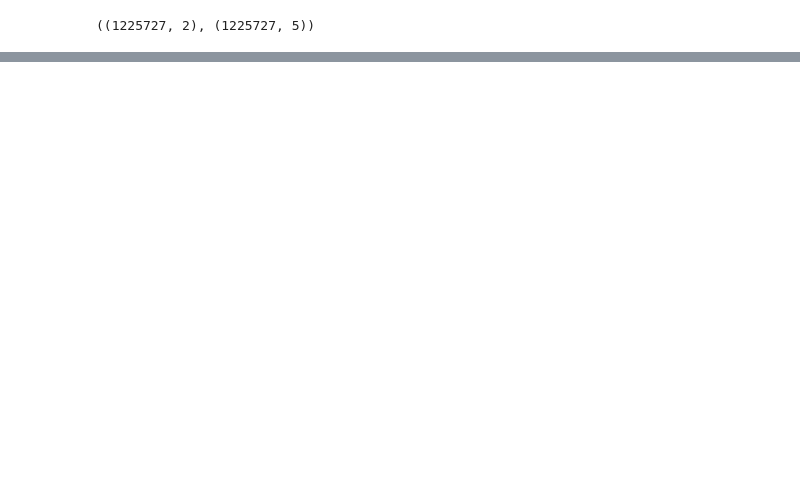
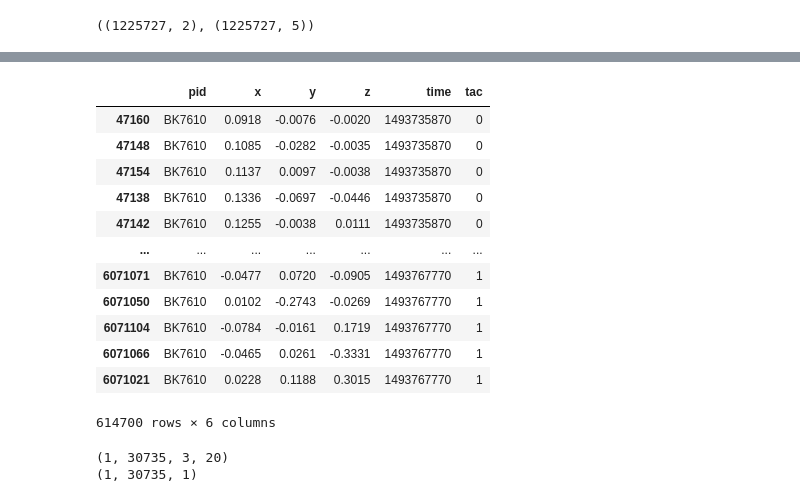
Before and after one commit to amrit10/detecting-drinking-episodes, a Jupyter notebook: code/cleaning_dl_n.ipynb, the cells around one changed output, grey strips where cells are left out. Saved outputs shown, nothing was run; the diff lists cells and outputs as text; code cells hidden in the pictures; blank space fills up the shorter version.

```diff
--- a/code/cleaning_dl_n.ipynb
+++ b/code/cleaning_dl_n.ipynb
@@ -161,4 +158,4 @@ KeyboardInterrupt:
 # TODO: Make n = 10 after either removing one record which has 7 records for a second or by adding 3 dummy values to it (latter is better)
 # frame_temp.groupby([ "pid", "window10"]).count().describe()
 # We are sampling with replacement, which should be okay since it is within a second
-# frame_temp2 = frame_temp.groupby([ "pid", "window10"]).sample(n = 20, replace=True)
+acc_data_pid_20s = acc_data_pid.groupby([ "pid", "time"]).sample(n = 20, replace=True)
@@ -183,3 +162,19 @@ KeyboardInterrupt:
+# %%
+acc_data_pid_20s
+# %% [output]
+|  | pid | x | y | z | time | tac |
+| 47160 | BK7610 | 0.0918 | -0.0076 | -0.0020 | 1493735870 | 0 |
+| 47148 | BK7610 | 0.1085 | -0.0282 | -0.0035 | 1493735870 | 0 |
+| 47154 | BK7610 | 0.1137 | 0.0097 | -0.0038 | 1493735870 | 0 |
+| 47138 | BK7610 | 0.1336 | -0.0697 | -0.0446 | 1493735870 | 0 |
+| 47142 | BK7610 | 0.1255 | -0.0038 | 0.0111 | 1493735870 | 0 |
+| ... | ... | ... | ... | ... | ... | ... |
+| 6071071 | BK7610 | -0.0477 | 0.0720 | -0.0905 | 1493767770 | 1 |
+| 6071050 | BK7610 | 0.0102 | -0.2743 | -0.0269 | 1493767770 | 1 |
+| 6071104 | BK7610 | -0.0784 | -0.0161 | 0.1719 | 1493767770 | 1 |
+| 6071066 | BK7610 | -0.0465 | 0.0261 | -0.3331 | 1493767770 | 1 |
+| 6071021 | BK7610 | 0.0228 | 0.1188 | 0.3015 | 1493767770 | 1 |
+614700 rows × 6 columns
 # %%
 # # x_sliding_window = np.lib.stride_tricks.sliding_window_view(data[:, 1], window_shape = 10)
 # # x_sliding_window.shape
@@ -217,0 +205,8 @@ KeyboardInterrupt:
+# %%
+final_arr = np.asarray(final).astype('float32')
+labels_arr = np.asarray(labels).astype('float32')
+print(final_arr.shape)
+print(labels_arr.shape)
+# %% [output]
+(1, 30735, 3, 20)
+(1, 30735, 1)
```
Also changed, not shown: parts of 20 cells of this notebook.
